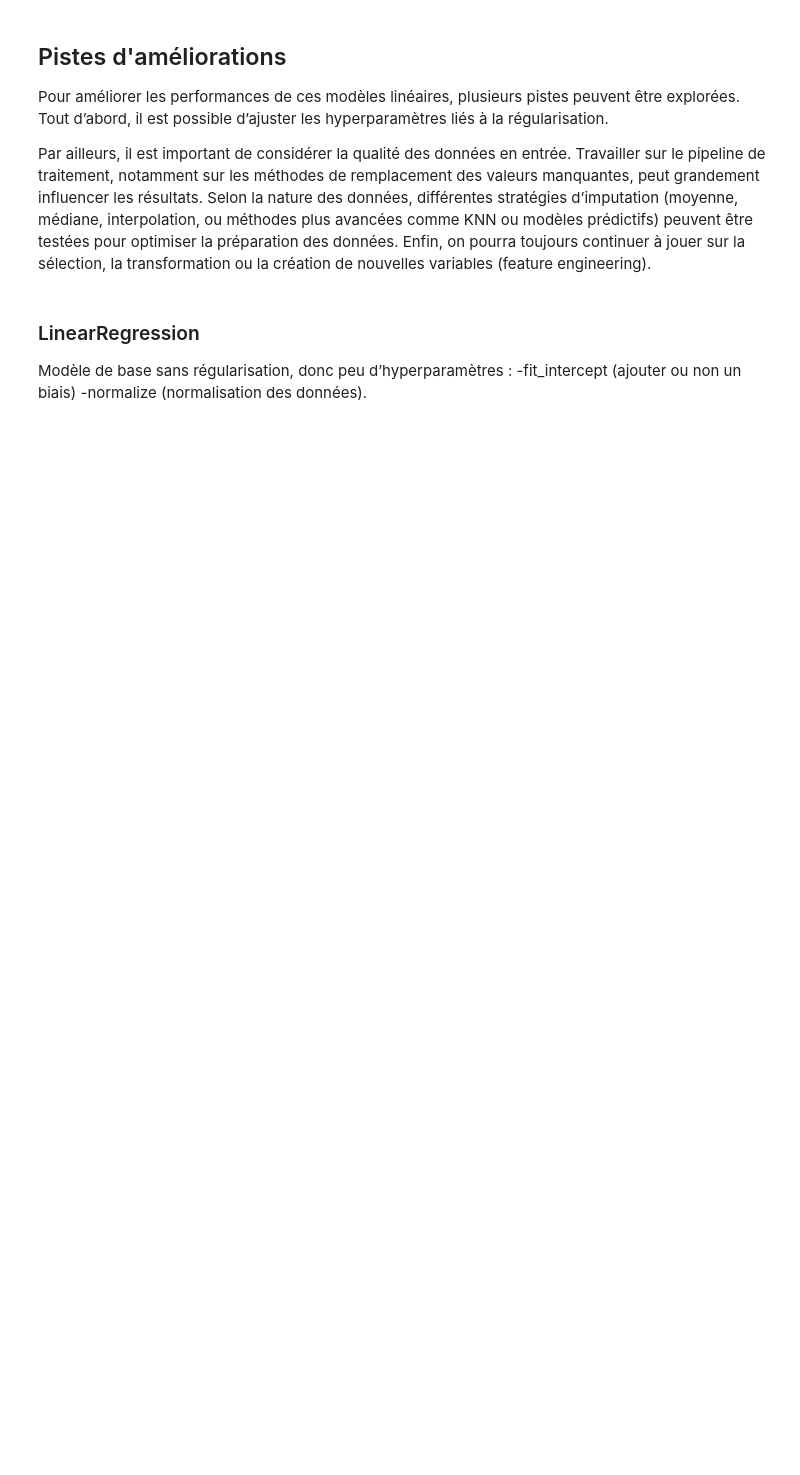
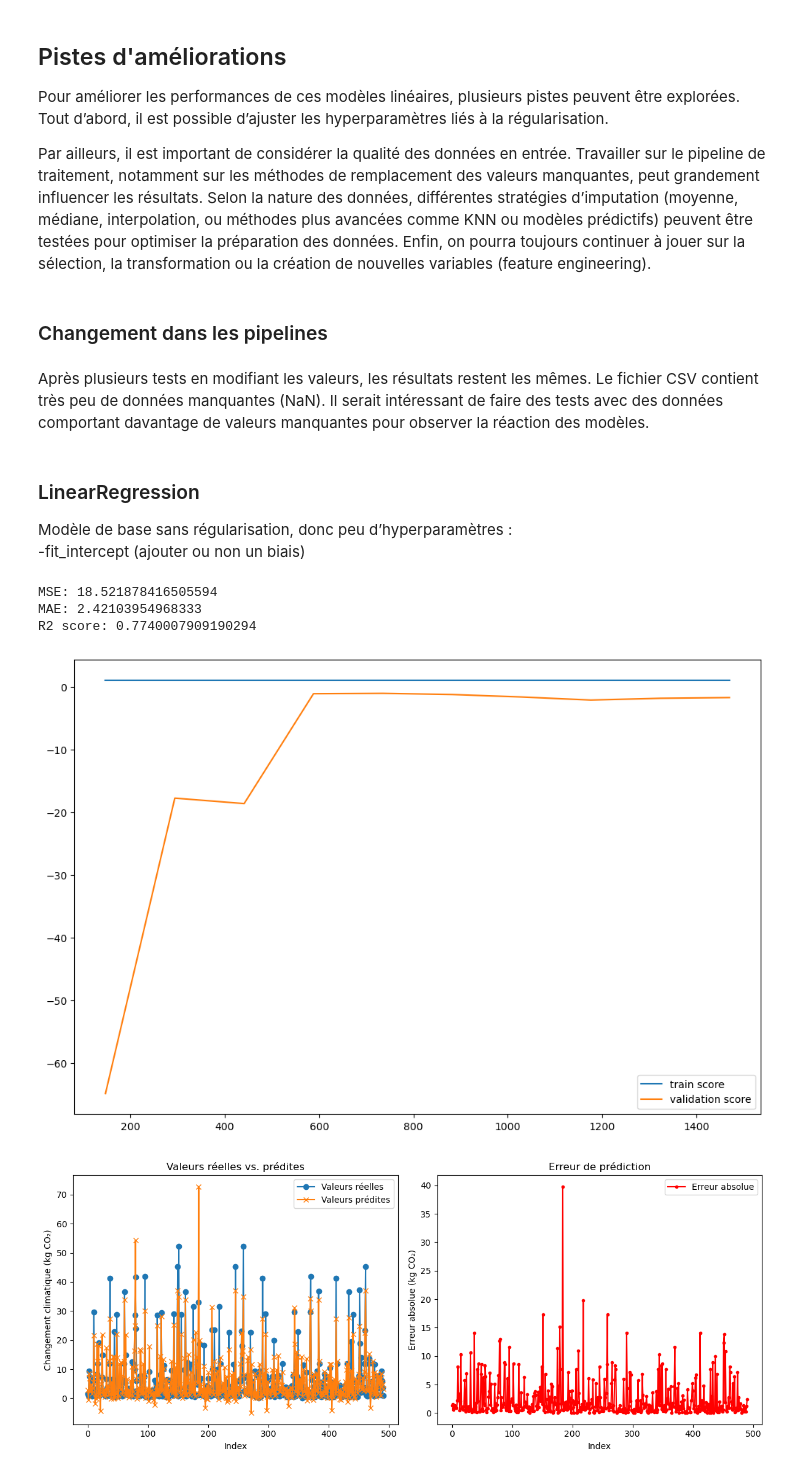
Before and after one commit to LorenzoLepoivre/IA-Prediction-Impact-Environnemental, a Jupyter notebook: main.ipynb, the cells around one changed output. Cells and saved outputs as stored; diff of their text form; code cells hidden in the pictures; blank space fills up the shorter version.

```diff
--- a/main.ipynb
+++ b/main.ipynb
@@ -88,7 +92,7 @@ categorical_features = make_column_selector(dtype_exclude=np.number)
 # Pipelines
 numerical_pipeline = make_pipeline(
     SimpleImputer(strategy="mean"),  # remplace NaN par moyenne
-    StandardScaler()
+    StandardScaler() # uniformise l’échelle des données
 )
 
 categorical_pipeline = make_pipeline(
@@ -96,13 +100,14 @@ categorical_pipeline = make_pipeline(
     OneHotEncoder(handle_unknown="ignore")
 )
 
-# Préprocesseur complet
-preprocessor = make_column_transformer(
-    (numerical_pipeline, numerical_features),
-    (categorical_pipeline, categorical_features)
-)
 
-def regressor(model_type):
+def regressor(model_type, num_pip=numerical_pipeline, cat_pip=categorical_pipeline):
+    # Préprocesseur complet
+    preprocessor = make_column_transformer(
+        (num_pip, numerical_features),
+        (cat_pip, categorical_features)
+    )
+
     model = Pipeline([
         ('preprocessing', preprocessor),
         ('regressor', model_type)
@@ -347,8 +378,21 @@ On observe que les modèles LinearRegression et Ridge obtiennent des performance
 Pour améliorer les performances de ces modèles linéaires, plusieurs pistes peuvent être explorées. Tout d’abord, il est possible d’ajuster les hyperparamètres liés à la régularisation.
 
 Par ailleurs, il est important de considérer la qualité des données en entrée. Travailler sur le pipeline de traitement, notamment sur les méthodes de remplacement des valeurs manquantes, peut grandement influencer les résultats. Selon la nature des données, différentes stratégies d’imputation (moyenne, médiane, interpolation, ou méthodes plus avancées comme KNN ou modèles prédictifs) peuvent être testées pour optimiser la préparation des données. Enfin, on pourra toujours continuer à jouer sur la sélection, la transformation ou la création de nouvelles variables (feature engineering).
+# %% [markdown]
+### Changement dans les pipelines
+# %% [markdown]
+Après plusieurs tests en modifiant les valeurs, les résultats restent les mêmes. Le fichier CSV contient très peu de données manquantes (NaN). Il serait intéressant de faire des tests avec des données comportant davantage de valeurs manquantes pour observer la réaction des modèles.
 # %% [markdown]
 ### LinearRegression
 Modèle de base sans régularisation, donc peu d’hyperparamètres :
 -fit_intercept (ajouter ou non un biais)
--normalize (normalisation des données).
+# %%
+model = regressor(LinearRegression(fit_intercept=False)) # True par défaut
+train_evaluation(model)
+result_evaluation(model)
+# %% [output]
+MSE: 18.521878416505594
+MAE: 2.42103954968333
+R2 score: 0.7740007909190294
+[figure, added]
+[figure, added]
```
Also changed, not shown: parts of 16 cells of this notebook, 1 other file.
